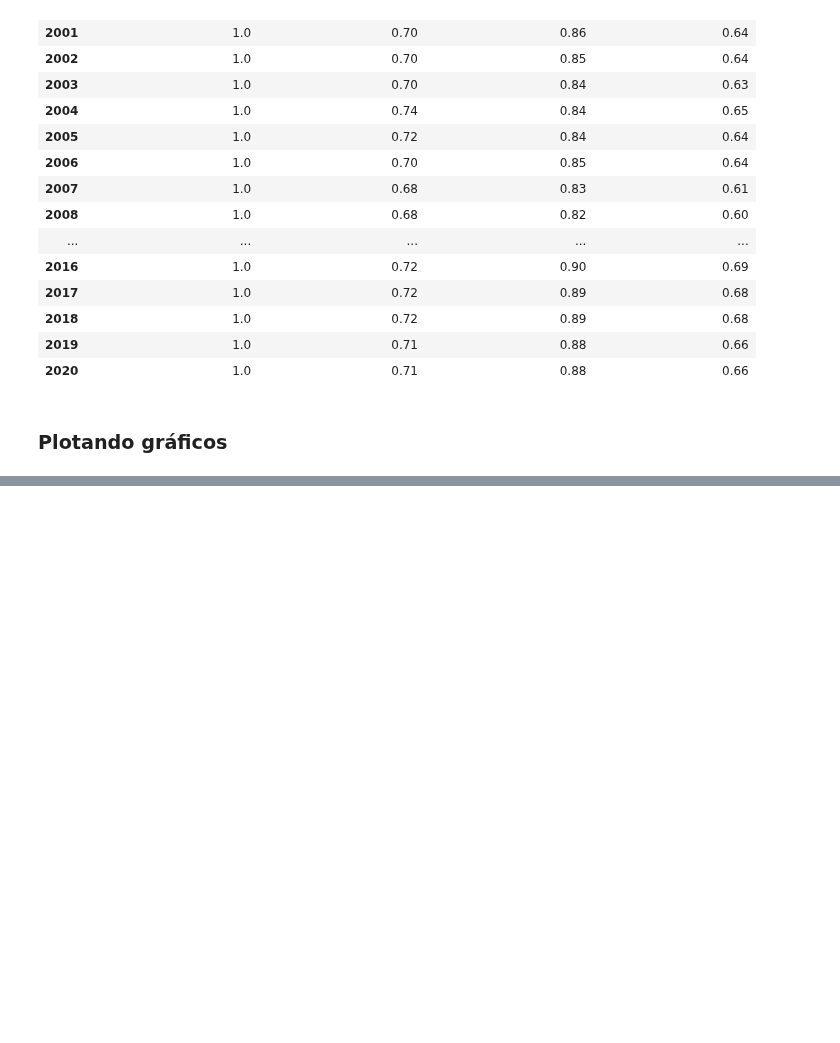
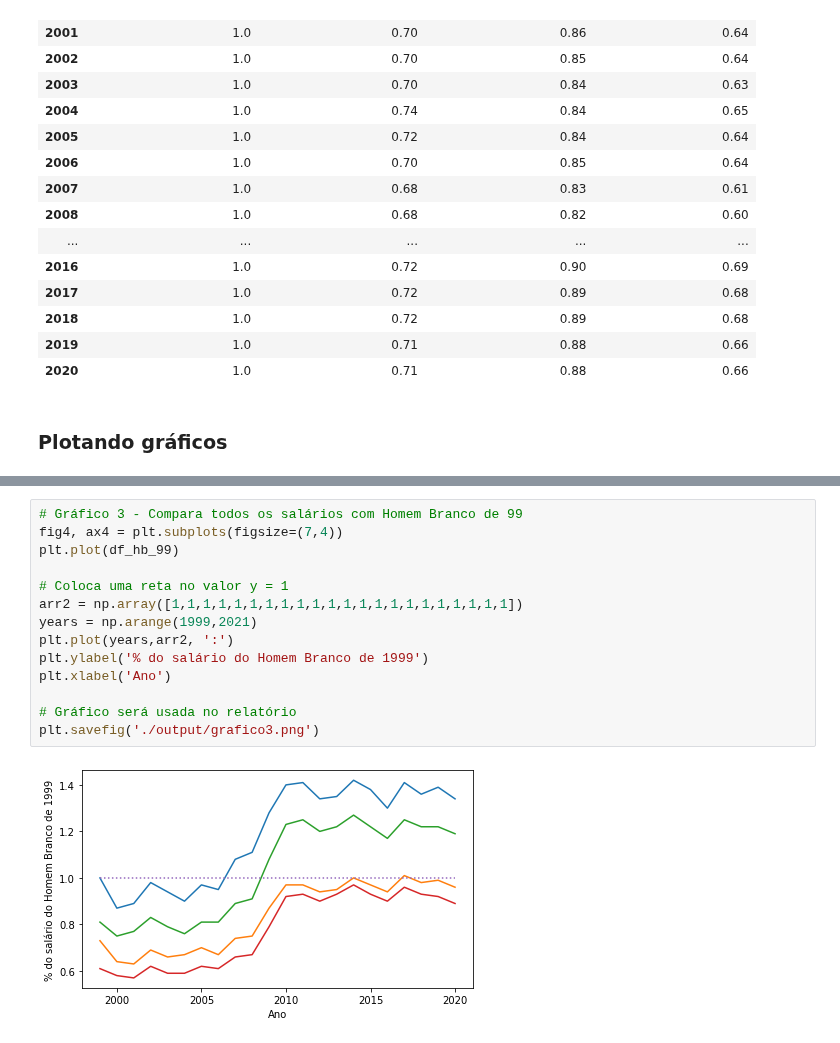
Before and after one commit to deborabastos/hacker_fiscalizacao, a Jupyter notebook: serviores.ipynb, the cells around one changed output, grey strips where cells are left out. Cells and saved outputs as stored; diff of their text form; blank space fills up the shorter version.

```diff
--- a/serviores.ipynb
+++ b/serviores.ipynb
@@ -320,3 +333,19 @@ plt.savefig('./output/grafico1.png')
+# %%
+# Gráfico 3 - Compara todos os salários com Homem Branco de 99
+fig4, ax4 = plt.subplots(figsize=(7,4))
+plt.plot(df_hb_99)
+
+# Coloca uma reta no valor y = 1
+arr2 = np.array([1,1,1,1,1,1,1,1,1,1,1,1,1,1,1,1,1,1,1,1,1,1])
+years = np.arange(1999,2021)
+plt.plot(years,arr2, ':')
+plt.ylabel('% do salário do Homem Branco de 1999')
+plt.xlabel('Ano')
+
+# Gráfico será usada no relatório
+plt.savefig('./output/grafico3.png')
+# %% [output]
+[figure, added]
 # %%
 # Verificar tendência suavizada com média móvel de 4 períodos.
 # Diz algo? Sim. Notam-se dois platôs
```
Also changed, not shown: parts of 6 cells of this notebook, 3 other files.
